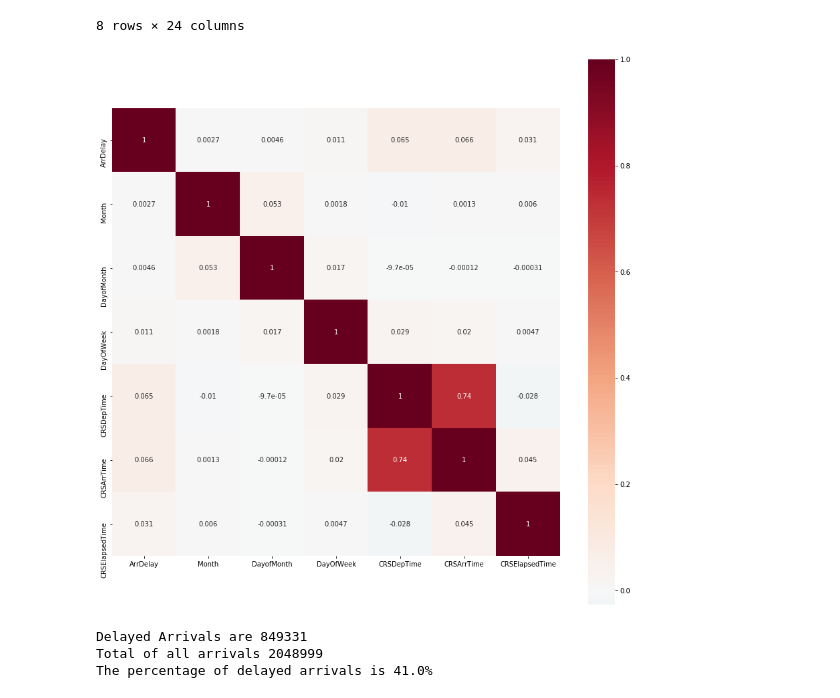
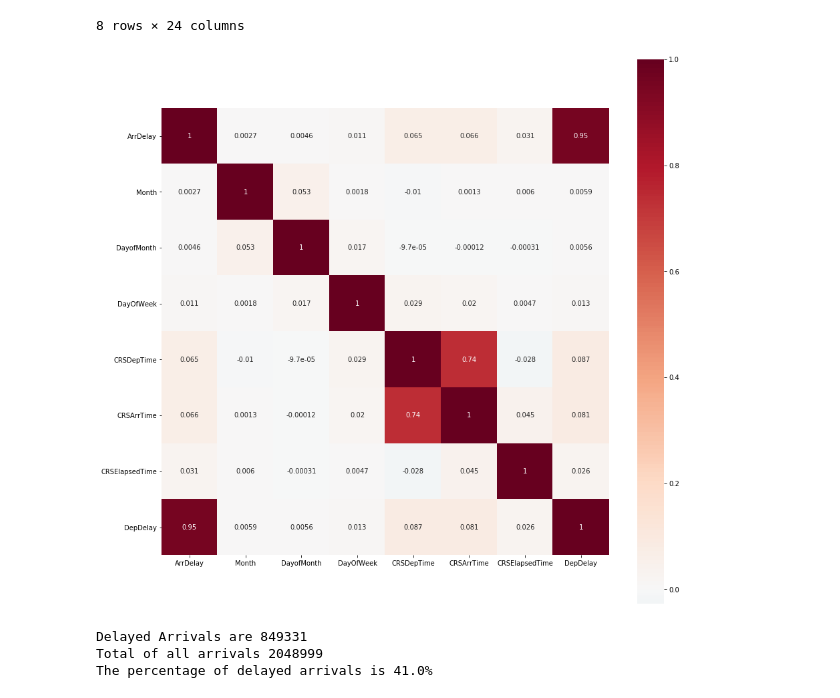
Before and after one commit to mu-mandayam/DataScience, a Jupyter notebook: Airline_Delays.ipynb, the cells around one changed output. Drawn from its saved outputs; the diff is of its cells as text; code cells hidden in the pictures.

```diff
--- a/Airline_Delays.ipynb
+++ b/Airline_Delays.ipynb
@@ -96,12 +96,12 @@ airline_data = airline_data[airline_data.CRSElapsedTime > 0]
 airline_data = airline_data[airline_data.ArrDelay > 0]
 airline_data = airline_data[airline_data.DepDelay > 0]
 # %%
-corr_cols = ['ArrDelay','Month', 'DayofMonth','DayOfWeek','CRSDepTime','CRSArrTime','CRSElapsedTime']
+corr_cols = ['ArrDelay','Month', 'DayofMonth','DayOfWeek','CRSDepTime','CRSArrTime','CRSElapsedTime', "DepDelay"]
 plt.figure(figsize=(15,15))
 sns.heatmap(airline_data[corr_cols].corr(), square=True, annot=True, center=0, cmap='RdBu_r')
 plt.show()
 # %% [output]
-[figure, old version]
+[figure, new version]
 # %%
 # Drop CRSArrTime as it is highly coorelated with CRSDepTime
 
```
Also changed, not shown: parts of 9 cells of this notebook.
